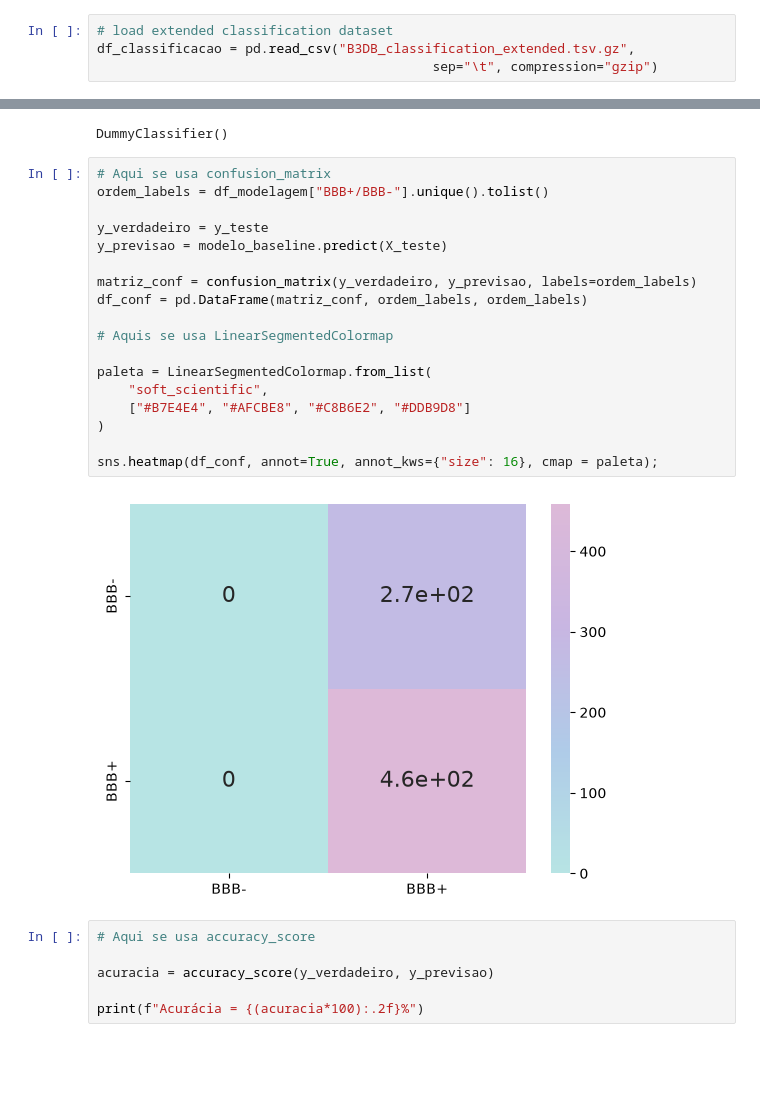
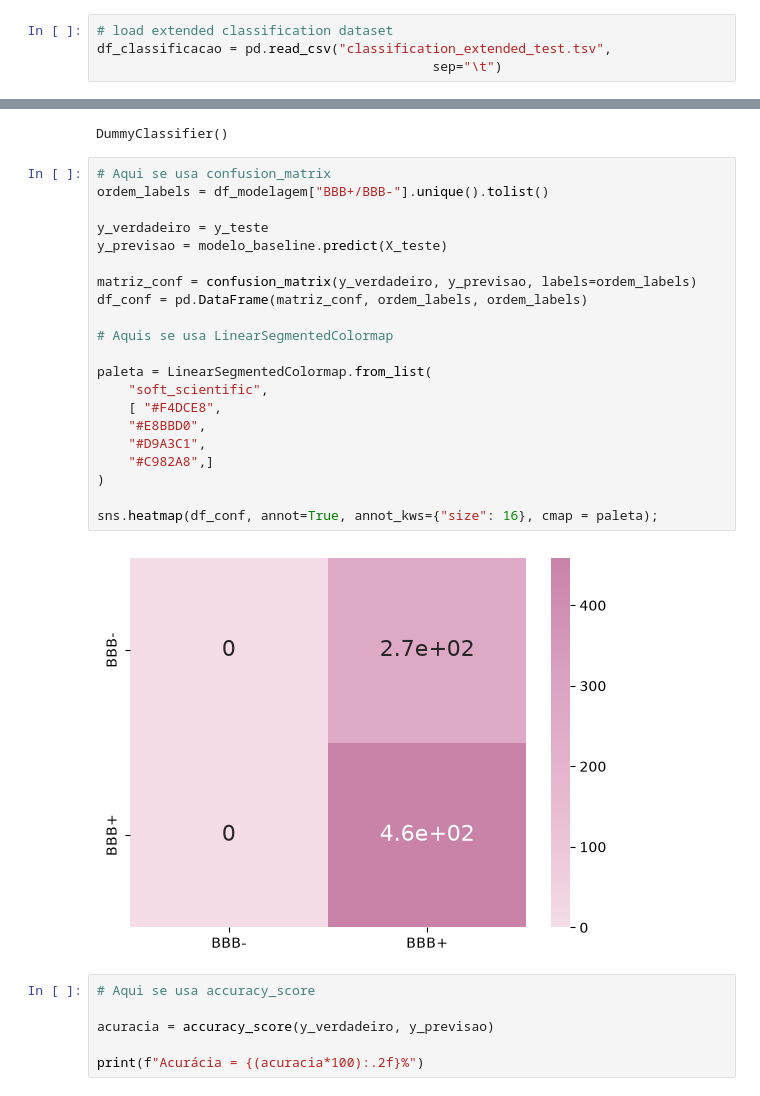
Before and after one commit to Maria-Clara-CosFerreira/brain-permeability-prediction, a Jupyter notebook: Trabalho-Final.ipynb, the cells around one changed output, grey strips where cells are left out. Drawn from its saved outputs; the diff is of its cells as text; blank space fills up the shorter version.

```diff
--- a/Trabalho-Final.ipynb
+++ b/Trabalho-Final.ipynb
@@ -45,8 +52,8 @@ warnings.filterwarnings(
 ## Análise exploratória dos dados
 # %%
 # load extended classification dataset
-df_classificacao = pd.read_csv("B3DB_classification_extended.tsv.gz",
-                                           sep="\t", compression="gzip")
+df_classificacao = pd.read_csv("classification_extended_test.tsv",
+                                           sep="\t")
 # %%
 df_classificacao
 # %% [output]
@@ -204,23 +211,26 @@ DummyClassifier()
 # %%
 # Aqui se usa confusion_matrix
 ordem_labels = df_modelagem["BBB+/BBB-"].unique().tolist()
 
 y_verdadeiro = y_teste
 y_previsao = modelo_baseline.predict(X_teste)
 
 matriz_conf = confusion_matrix(y_verdadeiro, y_previsao, labels=ordem_labels)
 df_conf = pd.DataFrame(matriz_conf, ordem_labels, ordem_labels)
 
 # Aquis se usa LinearSegmentedColormap
 
 paleta = LinearSegmentedColormap.from_list(
     "soft_scientific",
-    ["#B7E4E4", "#AFCBE8", "#C8B6E2", "#DDB9D8"]
+    [ "#F4DCE8",
+    "#E8BBD0",
+    "#D9A3C1",
+    "#C982A8",]
 )
 
 sns.heatmap(df_conf, annot=True, annot_kws={"size": 16}, cmap = paleta);
 # %% [output]
-[figure, old version]
+[figure, new version]
 # %%
 # Aqui se usa accuracy_score
 
```
Also changed, not shown: parts of 13 cells of this notebook.
